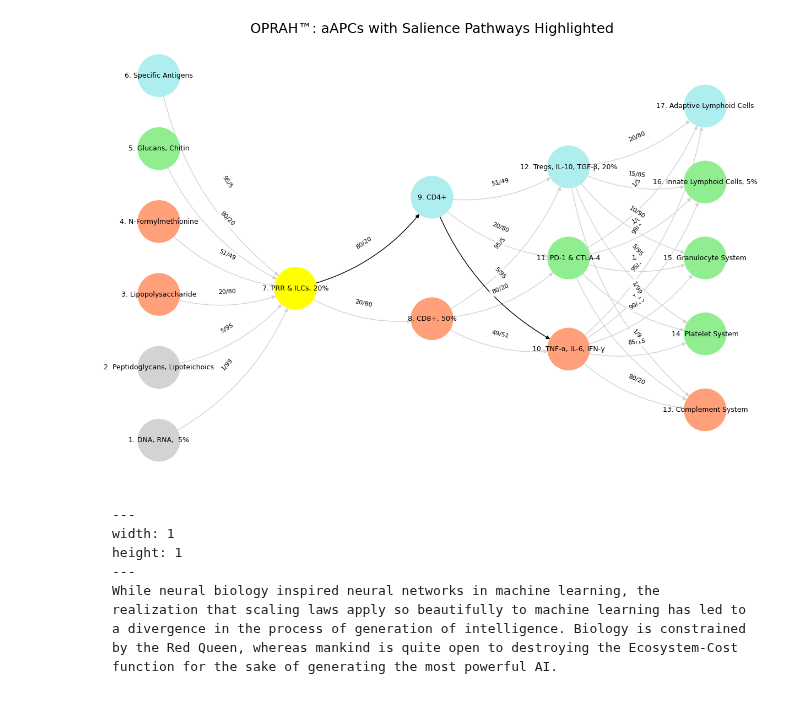
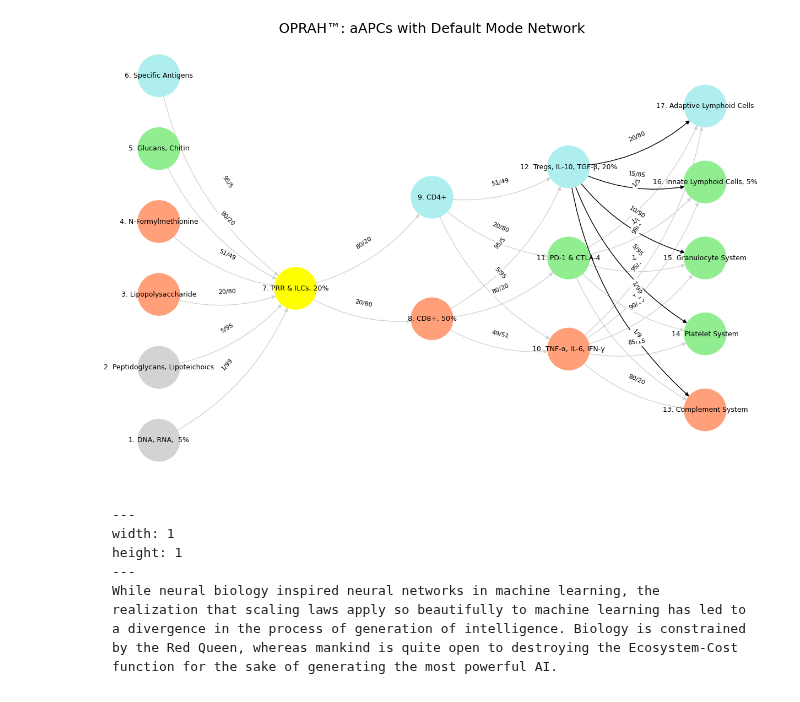
Before and after one commit to abikesa/artescienza, a Jupyter notebook: kitabo/ensi/_build/jupyter_execute/act3/part3/part3_1.ipynb, the cells around one changed output. Drawn from its saved outputs; the diff is of its cells as text; code cells hidden in the pictures.

````diff
--- a/kitabo/ensi/_build/jupyter_execute/act3/part3/part3_1.ipynb
+++ b/kitabo/ensi/_build/jupyter_execute/act3/part3/part3_1.ipynb
@@ -91,8 +91,11 @@ def define_edges():
 # Define edges to be highlighted in black
 def define_black_edges():
     return {
-        ('PRR & ILCs, 20%', 'CD4+'): '80/20',
-        ('CD4+', 'TNF-α, IL-6, IFN-γ'): '5/95'
+        ('Tregs, IL-10, TGF-β, 20%', 'Complement System'): '1/99',
+        ('Tregs, IL-10, TGF-β, 20%', 'Platelet System'): '5/95',
+        ('Tregs, IL-10, TGF-β, 20%', 'Granulocyte System'): '10/90',
+        ('Tregs, IL-10, TGF-β, 20%', 'Innate Lymphoid Cells, 5%'): '15/85',
+        ('Tregs, IL-10, TGF-β, 20%', 'Adaptive Lymphoid Cells'): '20/80'
     }
 
 # Calculate node positions
@@ -124,35 +127,35 @@ def visualize_nn():
         positions = calculate_positions(nodes, x_offset=i * 2)
         for node, position in zip(nodes, positions):
             new_node = mapping[node]
             G.add_node(new_node, layer=layer_name)
             pos[new_node] = position
             node_colors.append(colors.get(node, 'lightgray'))
 
     # Add edges with updated node labels
     edge_colors = []
     for (source, target), weight in edges.items():
         if source in mapping and target in mapping:
             new_source = mapping[source]
             new_target = mapping[target]
             G.add_edge(new_source, new_target, weight=weight)
             edge_colors.append('black' if (source, target) in black_edges else 'lightgrey')
 
     # Draw the graph
     plt.figure(figsize=(12, 8))
     edges_labels = {(u, v): d["weight"] for u, v, d in G.edges(data=True)}
 
     nx.draw(
         G, pos, with_labels=True, node_color=node_colors, edge_color=edge_colors,
         node_size=3000, font_size=9, connectionstyle="arc3,rad=0.2"
     )
     nx.draw_networkx_edge_labels(G, pos, edge_labels=edges_labels, font_size=8)
-    plt.title("OPRAH™: aAPCs with Salience Pathways Highlighted", fontsize=18)
+    plt.title("OPRAH™: aAPCs with Default Mode Network", fontsize=18)
     plt.show()
 
 # Run the visualization
 visualize_nn()
 # %% [output]
-[figure, old version]
+[figure, new version]
 # %% [markdown]
 ```{figure} ../../figures/blanche.*
 ---
````
Also changed, not shown: 6 other files.
